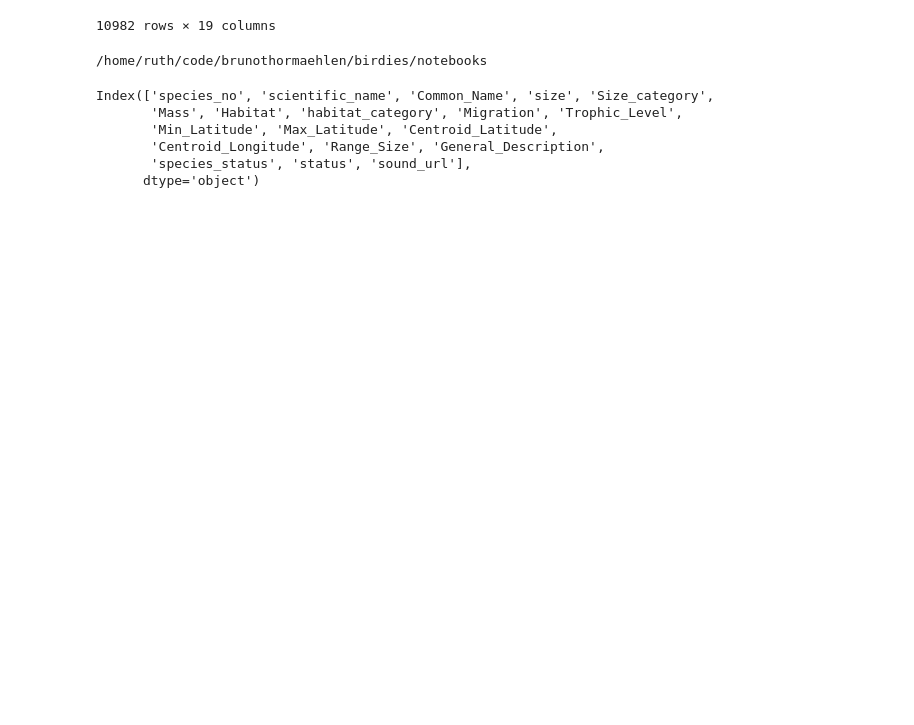
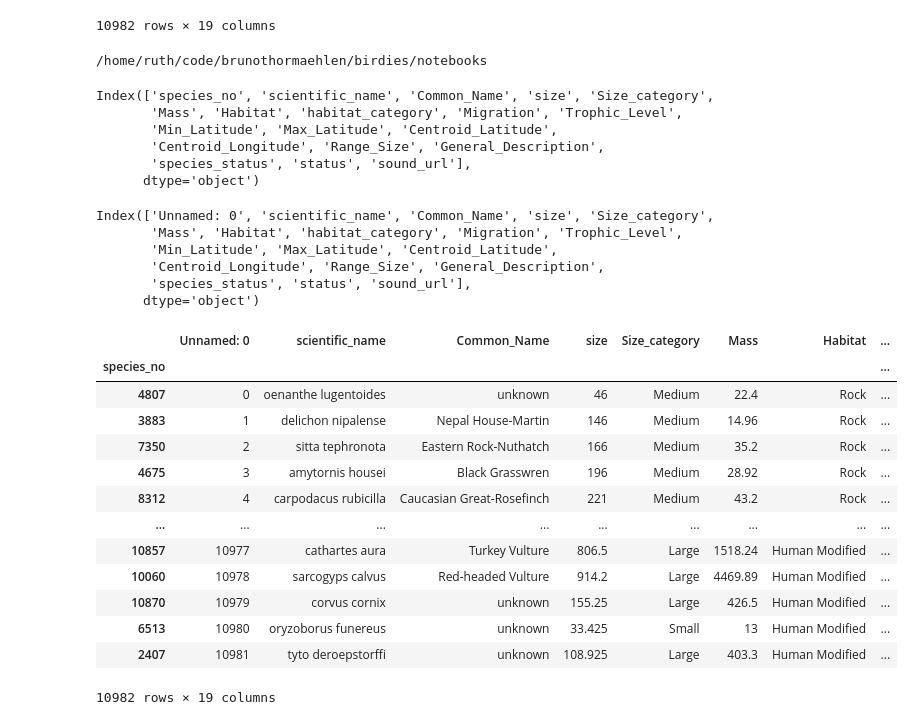
Before and after one commit to brunotho/birdies, a Jupyter notebook: notebooks/hilde-gunst-google-bigquery-update-231205.ipynb, the cells around one changed output. Cells and saved outputs as stored; diff of their text form; code cells hidden in the pictures; blank space fills up the shorter version.

```diff
--- a/notebooks/hilde-gunst-google-bigquery-update-231205.ipynb
+++ b/notebooks/hilde-gunst-google-bigquery-update-231205.ipynb
@@ -128,3 +128,31 @@ Index(['species_no', 'scientific_name', 'Common_Name', 'size', 'Size_category',
        'Centroid_Longitude', 'Range_Size', 'General_Description',
        'species_status', 'status', 'sound_url'],
       dtype='object')
+# %%
+warehouse_df = pd.read_csv('../bird_data/warehouse_231205-1147.csv').set_index('species_no')
+# %%
+warehouse_df.columns
+# %% [output]
+Index(['Unnamed: 0', 'scientific_name', 'Common_Name', 'size', 'Size_category',
+       'Mass', 'Habitat', 'habitat_category', 'Migration', 'Trophic_Level',
+       'Min_Latitude', 'Max_Latitude', 'Centroid_Latitude',
+       'Centroid_Longitude', 'Range_Size', 'General_Description',
+       'species_status', 'status', 'sound_url'],
+      dtype='object')
+# %%
+warehouse_df
+# %% [output]
+|  | Unnamed: 0 | scientific_name | Common_Name | size | Size_category | Mass | Habitat | ... |
+| species_no |  |  |  |  |  |  |  | ... |
+| 4807 | 0 | oenanthe lugentoides | unknown | 46 | Medium | 22.4 | Rock | ... |
+| 3883 | 1 | delichon nipalense | Nepal House-Martin | 146 | Medium | 14.96 | Rock | ... |
+| 7350 | 2 | sitta tephronota | Eastern Rock-Nuthatch | 166 | Medium | 35.2 | Rock | ... |
+| 4675 | 3 | amytornis housei | Black Grasswren | 196 | Medium | 28.92 | Rock | ... |
+| 8312 | 4 | carpodacus rubicilla | Caucasian Great-Rosefinch | 221 | Medium | 43.2 | Rock | ... |
+| ... | ... | ... | ... | ... | ... | ... | ... | ... |
+| 10857 | 10977 | cathartes aura | Turkey Vulture | 806.5 | Large | 1518.24 | Human Modified | ... |
+| 10060 | 10978 | sarcogyps calvus | Red-headed Vulture | 914.2 | Large | 4469.89 | Human Modified | ... |
+| 10870 | 10979 | corvus cornix | unknown | 155.25 | Large | 426.5 | Human Modified | ... |
+| 6513 | 10980 | oryzoborus funereus | unknown | 33.425 | Small | 13 | Human Modified | ... |
+| 2407 | 10981 | tyto deroepstorffi | unknown | 108.925 | Large | 403.3 | Human Modified | ... |
+10982 rows × 19 columns
```
Also changed, not shown: 2 other files.
